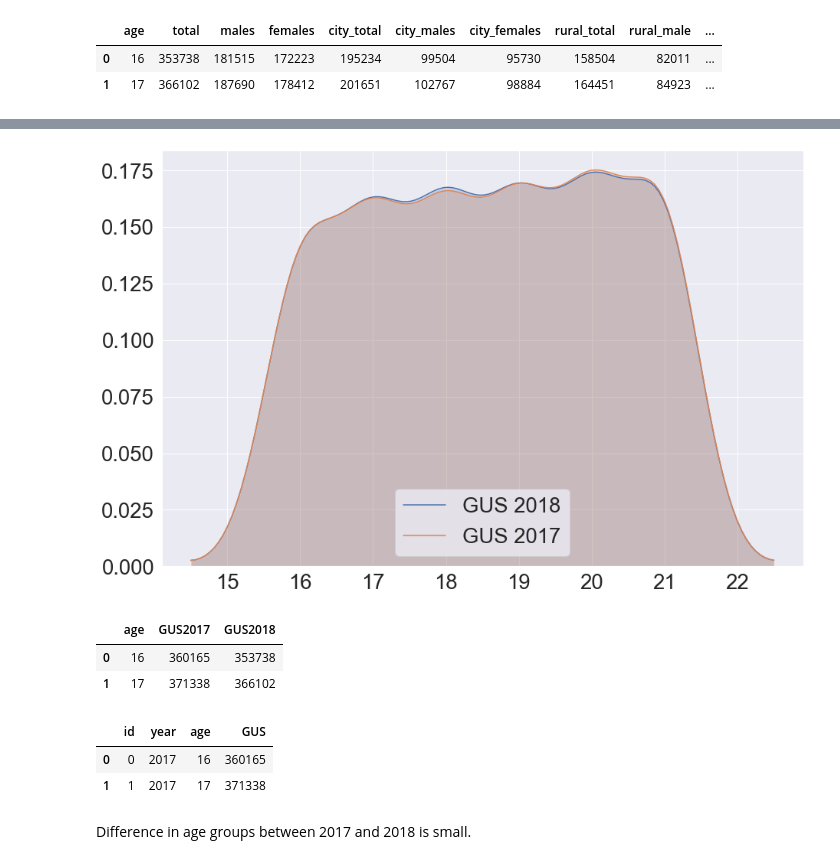
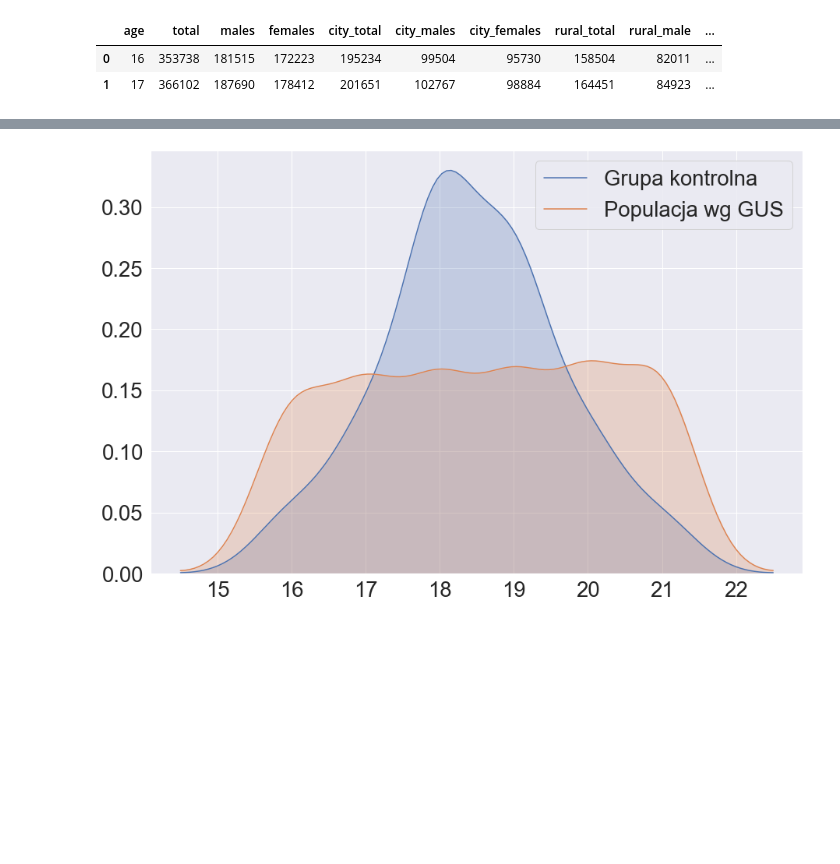
Before and after one commit to krassowska/scouts-and-ticks, a Jupyter notebook: Demographics.ipynb, the cells around one changed output, grey strips where cells are left out. Cells and saved outputs as stored; diff of their text form; code cells hidden in the pictures; blank space fills up the shorter version.

```diff
--- a/Demographics.ipynb
+++ b/Demographics.ipynb
@@ -169,5 +156,5 @@ gus_2018.head(2)
 | 0 | 16 | 353738 | 181515 | 172223 | 195234 | 99504 | 95730 | 158504 | 82011 | ... |
 | 1 | 17 | 366102 | 187690 | 178412 | 201651 | 102767 | 98884 | 164451 | 84923 | ... |
 # %%
-x = np.repeat(gus_2017.age_in_2018, gus_2017.total)
-y = np.repeat(gus_2018.age, gus_2018.total)
+gus_age = np.repeat(gus_2018.age, gus_2018.total)
+gus_age
@@ -174,26 +174,5 @@ y = np.repeat(gus_2018.age, gus_2018.total)
 # %%
-sns.kdeplot(y, bw=.5, label="GUS 2018", shade=True)
-sns.kdeplot(x, bw=.5, label="GUS 2017", shade=True);
+sns.kdeplot(g[~g.is_polish_scout].age, bw=.5, label="Grupa kontrolna", shade=True)
+sns.kdeplot(gus_age, bw=.5, label="Populacja wg GUS", shade=True);
 # %% [output]
-[figure, old version]
+[figure, new version]
-# %%
-ages = Series(gus_2017.age_in_2018, name="age")
-GUS_2017 = Series(gus_2017.total, name="GUS2017")
-GUS_2018 = Series(gus_2018.total, name="GUS2018")
-age_compare = concat([ages, GUS_2017, GUS_2018], axis=1)
-age_compare.head(2)
-# %% [output]
-|  | age | GUS2017 | GUS2018 |
-| 0 | 16 | 360165 | 353738 |
-| 1 | 17 | 371338 | 366102 |
-# %%
-age_compare["id"] = age_compare.index
-GUS_age_compare = wide_to_long(age_compare, ["GUS"], i="id", j="year")
-GUS_age_compare = GUS_age_compare.reset_index()
-GUS_age_compare.head(2)
-# %% [output]
-|  | id | year | age | GUS |
-| 0 | 0 | 2017 | 16 | 360165 |
-| 1 | 1 | 2017 | 17 | 371338 |
-# %% [markdown]
-Difference in age groups between 2017 and 2018 is small.
```
Also changed, not shown: parts of 14 cells of this notebook, 1 other file.
